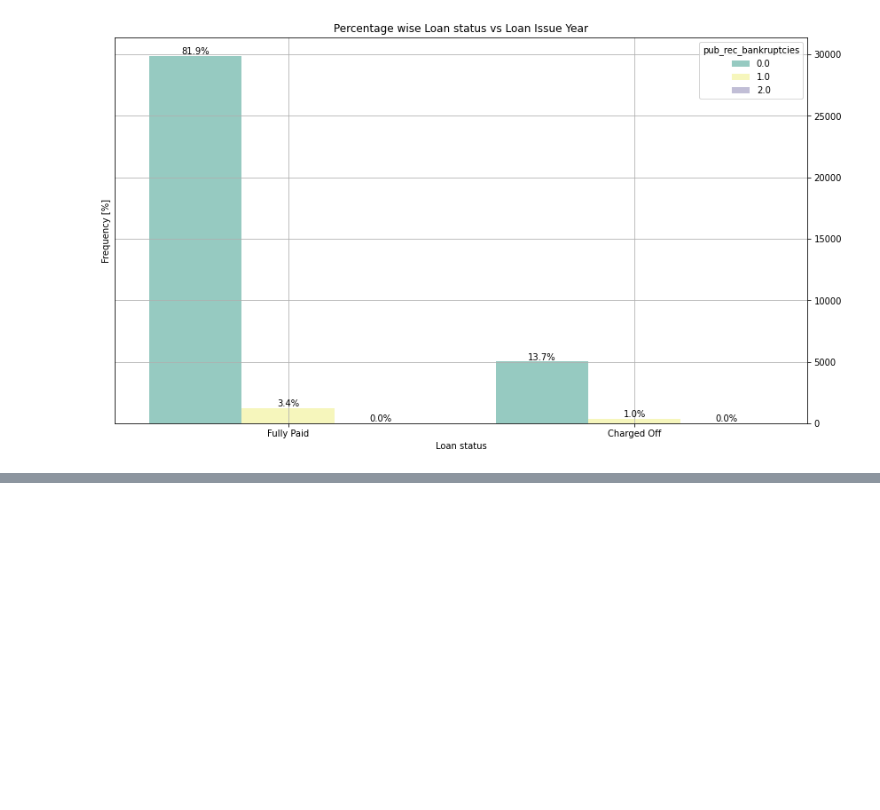
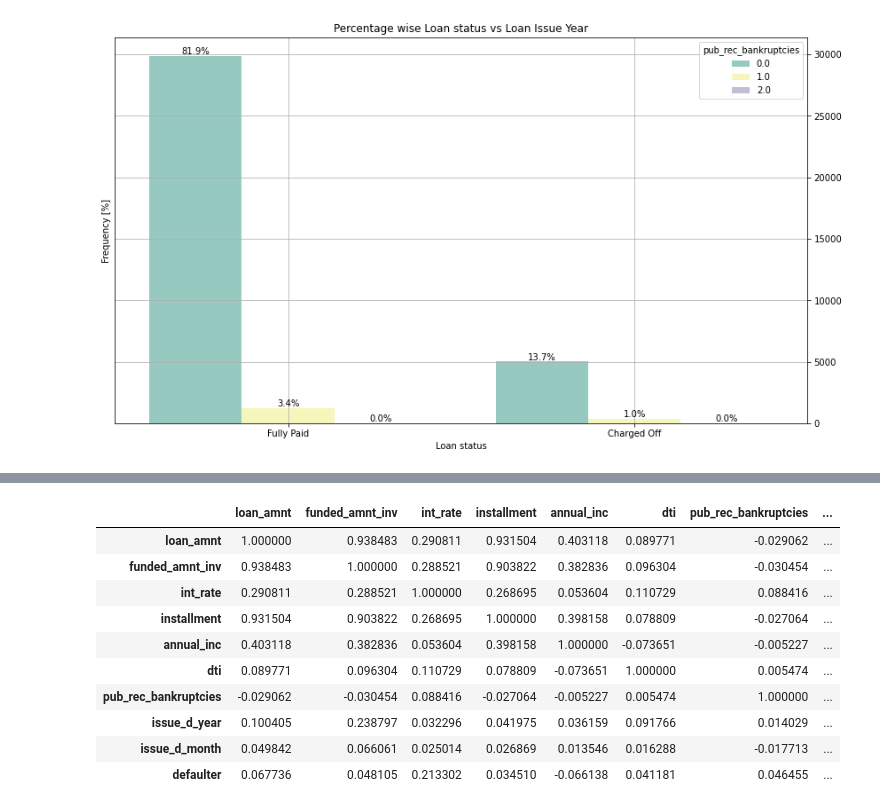
Before and after one commit to rahul2july/lendingclubcasestudy, a Jupyter notebook: rahulgupta.ipynb, the cells around one changed output, grey strips where cells are left out. Cells and saved outputs as stored; diff of their text form; code cells hidden in the pictures; blank space fills up the shorter version.

```diff
--- a/rahulgupta.ipynb
+++ b/rahulgupta.ipynb
@@ -504,0 +520,14 @@ plt_graph(loan_df, "loan_status",'Loan status','Percentage wise Loan status vs L
+# %%
+corr_matrix
+# %% [output]
+|  | loan_amnt | funded_amnt_inv | int_rate | installment | annual_inc | dti | pub_rec_bankruptcies | ... |
+| loan_amnt | 1.000000 | 0.938483 | 0.290811 | 0.931504 | 0.403118 | 0.089771 | -0.029062 | ... |
+| funded_amnt_inv | 0.938483 | 1.000000 | 0.288521 | 0.903822 | 0.382836 | 0.096304 | -0.030454 | ... |
+| int_rate | 0.290811 | 0.288521 | 1.000000 | 0.268695 | 0.053604 | 0.110729 | 0.088416 | ... |
+| installment | 0.931504 | 0.903822 | 0.268695 | 1.000000 | 0.398158 | 0.078809 | -0.027064 | ... |
+| annual_inc | 0.403118 | 0.382836 | 0.053604 | 0.398158 | 1.000000 | -0.073651 | -0.005227 | ... |
+| dti | 0.089771 | 0.096304 | 0.110729 | 0.078809 | -0.073651 | 1.000000 | 0.005474 | ... |
+| pub_rec_bankruptcies | -0.029062 | -0.030454 | 0.088416 | -0.027064 | -0.005227 | 0.005474 | 1.000000 | ... |
+| issue_d_year | 0.100405 | 0.238797 | 0.032296 | 0.041975 | 0.036159 | 0.091766 | 0.014029 | ... |
+| issue_d_month | 0.049842 | 0.066061 | 0.025014 | 0.026869 | 0.013546 | 0.016288 | -0.017713 | ... |
+| defaulter | 0.067736 | 0.048105 | 0.213302 | 0.034510 | -0.066138 | 0.041181 | 0.046455 | ... |
```
Also changed, not shown: parts of 13 cells of this notebook, 1 other file.
